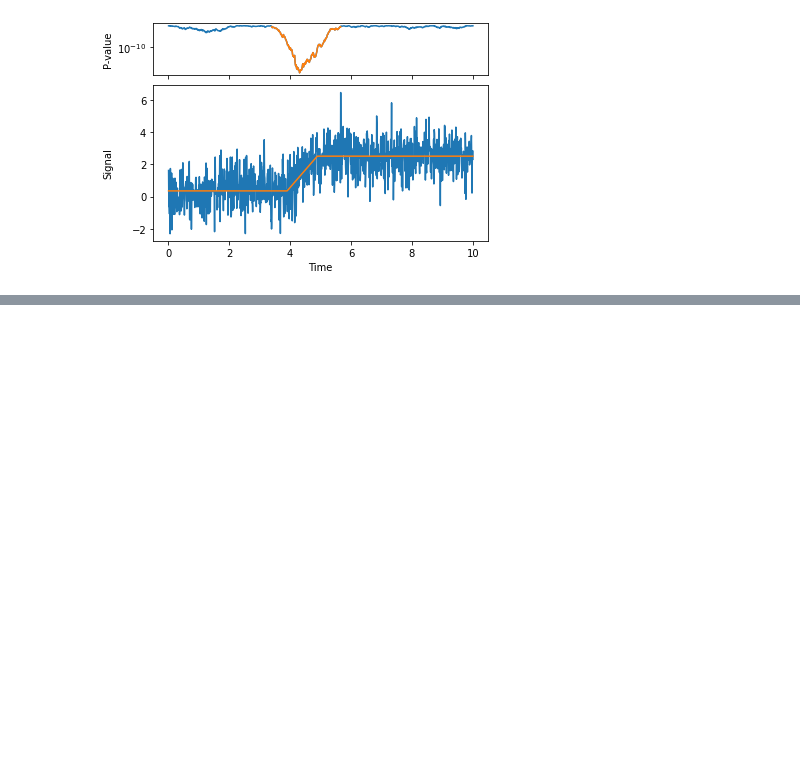
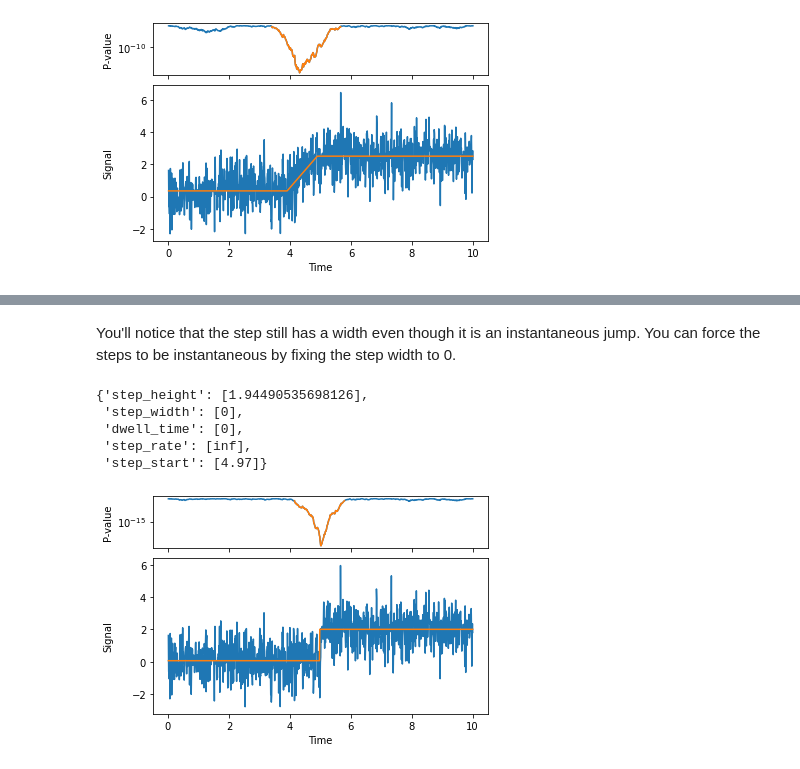
Before and after one commit to ianlmorgan/StePy, a Jupyter notebook: examples/tutorial.ipynb, the cells around one changed output, grey strips where cells are left out. Saved outputs shown, nothing was run; the diff lists cells and outputs as text; code cells hidden in the pictures; blank space fills up the shorter version.

Commit message:
made changes to allow for fixing the step width

```diff
--- a/examples/tutorial.ipynb
+++ b/examples/tutorial.ipynb
@@ -168,0 +174,14 @@ if any(msk):
+# %% [markdown]
+You'll notice that the step still has a width even though it is an instantaneous jump. You can force the steps to be instantaneous by fixing the step width to 0.
+# %%
+fs = fit_signal(trace, dt=dt)
+fs.fit(fixed_step_width = 0)
+fs.plot()
+fs.results
+# %% [output]
+{'step_height': [1.94490535698126],
+ 'step_width': [0],
+ 'dwell_time': [0],
+ 'step_rate': [inf],
+ 'step_start': [4.97]}
+[figure, added]
```
Also changed, not shown: parts of 7 cells of this notebook, 1 other file.
